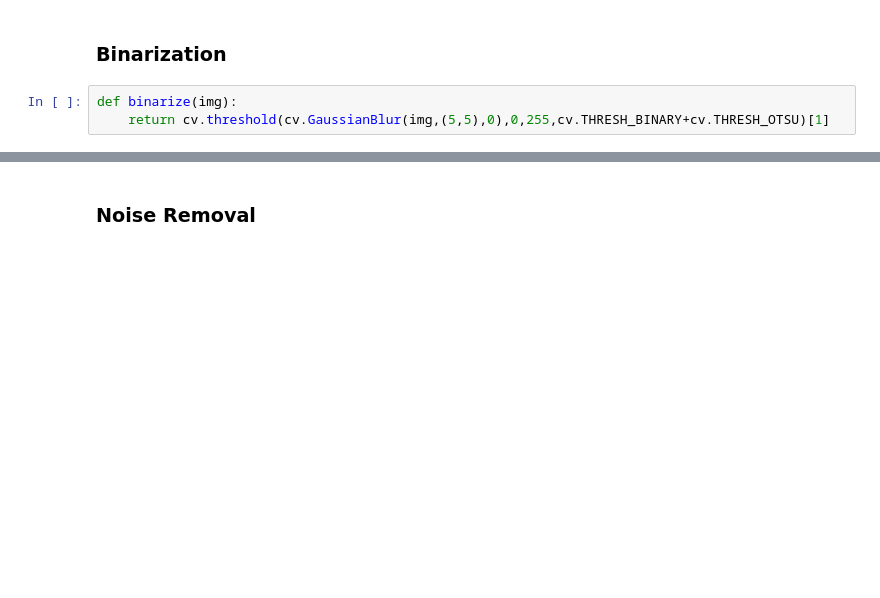
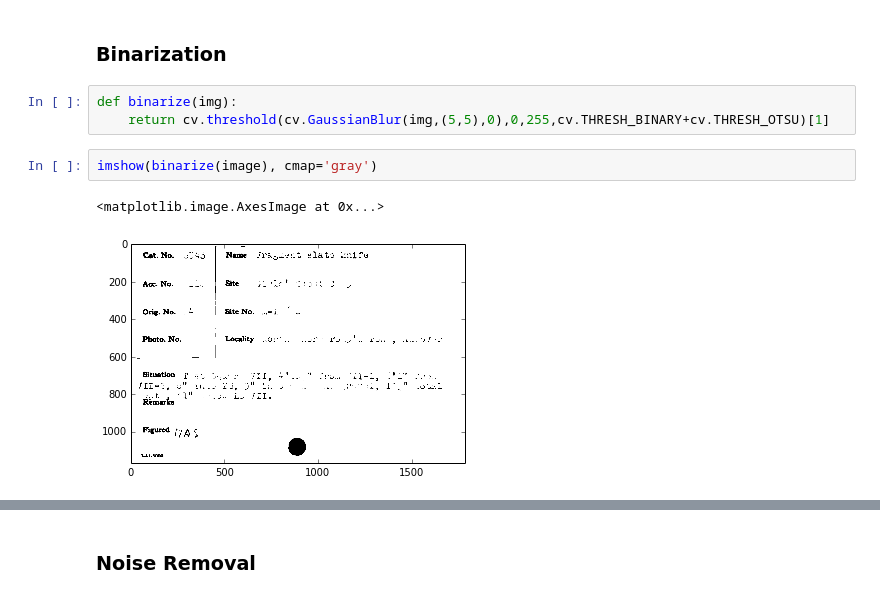
Before and after one commit to Reichenbachian/PeabodyPipeline, a Jupyter notebook: Alex_Attempt_Senior_Year.ipynb, the cells around one changed output, grey strips where cells are left out. Saved outputs shown, nothing was run; the diff lists cells and outputs as text; blank space fills up the shorter version.

```diff
--- a/Alex_Attempt_Senior_Year.ipynb
+++ b/Alex_Attempt_Senior_Year.ipynb
@@ -86,6 +125,11 @@ imshow(image, cmap='gray')
 # %%
 def binarize(img):
     return cv.threshold(cv.GaussianBlur(img,(5,5),0),0,255,cv.THRESH_BINARY+cv.THRESH_OTSU)[1]
+# %%
+imshow(binarize(image), cmap='gray')
+# %% [output]
+<matplotlib.image.AxesImage at 0x...>
+[figure, added]
 # %%
 image = binarize(image)
 imshow(image, cmap='gray')
```
Also changed, not shown: parts of 12 cells of this notebook.
